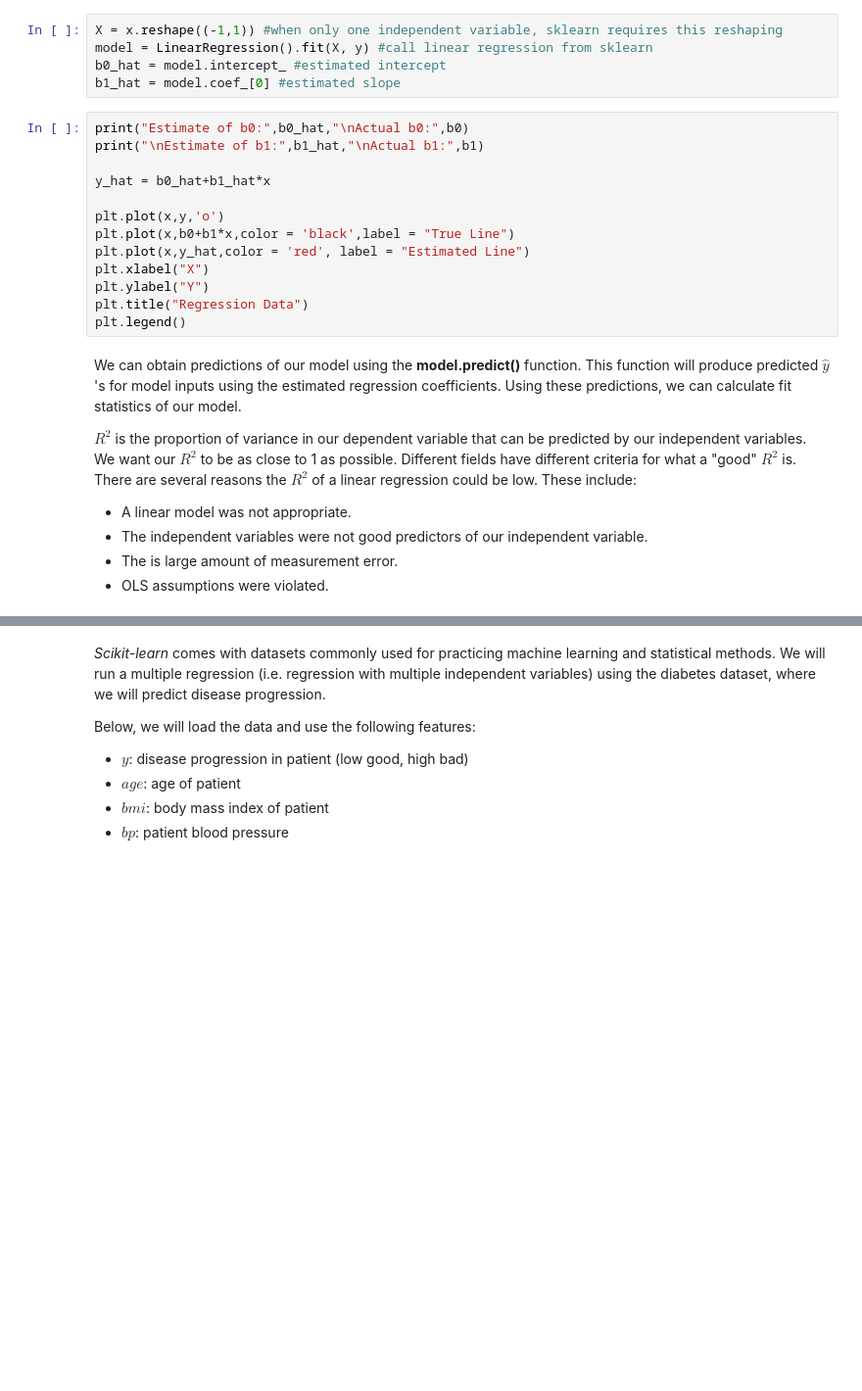
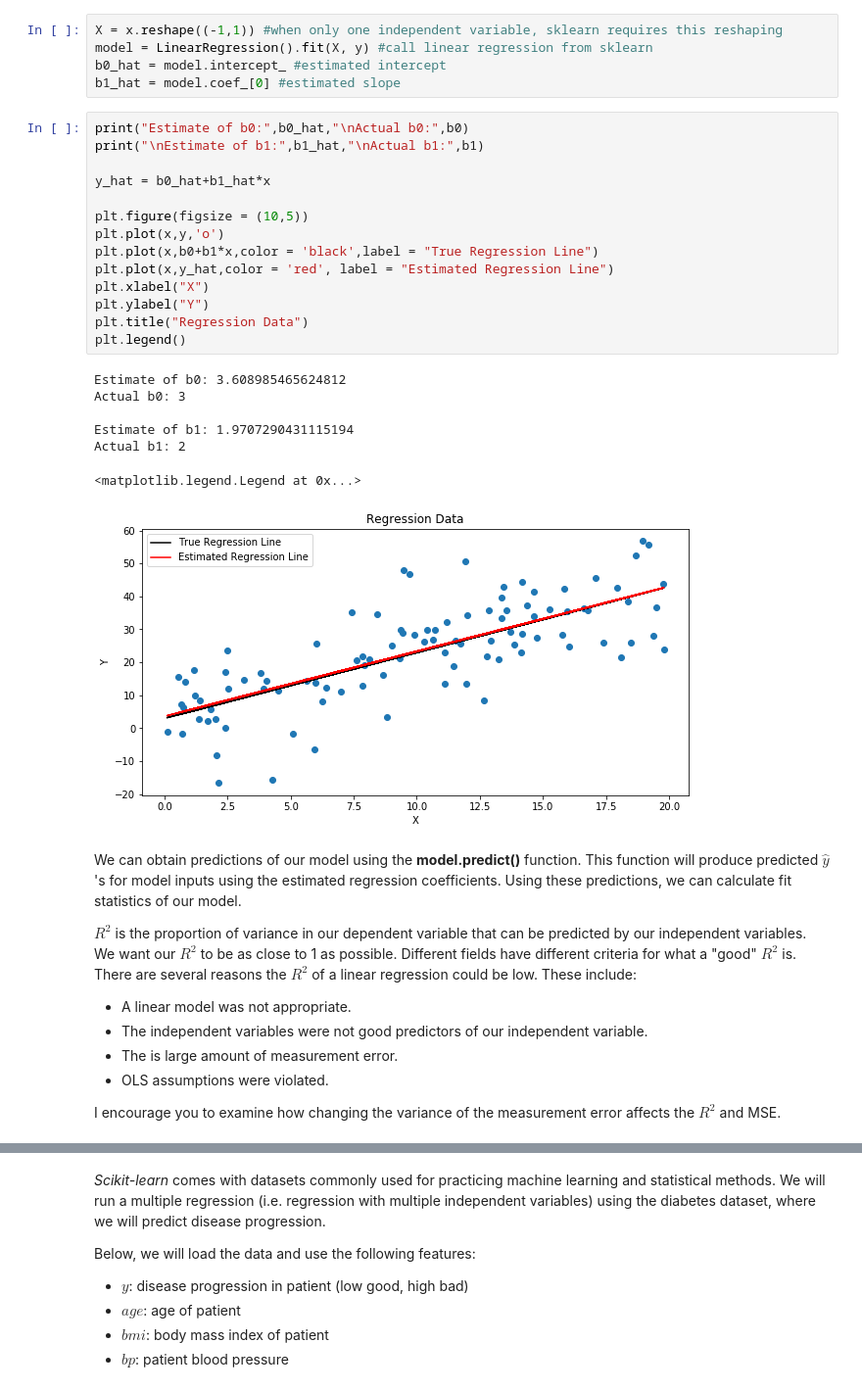
Before and after one commit to melizalab/comp-neurosci, a Jupyter notebook: 5-Machine-Learning.ipynb, the cells around one changed output, grey strips where cells are left out. Shown at 98% size. Cells and saved outputs as stored; diff of their text form; blank space fills up the shorter version.

```diff
--- a/5-Machine-Learning.ipynb
+++ b/5-Machine-Learning.ipynb
@@ -205,16 +195,25 @@ b1_hat = model.coef_[0] #estimated slope
 # %%
 print("Estimate of b0:",b0_hat,"\nActual b0:",b0)
 print("\nEstimate of b1:",b1_hat,"\nActual b1:",b1)
 
 y_hat = b0_hat+b1_hat*x
 
+plt.figure(figsize = (10,5))
 plt.plot(x,y,'o')
-plt.plot(x,b0+b1*x,color = 'black',label = "True Line")
-plt.plot(x,y_hat,color = 'red', label = "Estimated Line")
+plt.plot(x,b0+b1*x,color = 'black',label = "True Regression Line")
+plt.plot(x,y_hat,color = 'red', label = "Estimated Regression Line")
 plt.xlabel("X")
 plt.ylabel("Y")
 plt.title("Regression Data")
 plt.legend()
+# %% [output]
+Estimate of b0: 3.608985465624812
+Actual b0: 3
+
+Estimate of b1: 1.9707290431115194
+Actual b1: 2
+<matplotlib.legend.Legend at 0x...>
+[figure, added]
 # %% [markdown]
 We can obtain predictions of our model using the **model.predict()** function. This function will produce predicted $\hat{y}$'s for model inputs using the estimated regression coefficients. Using these predictions, we can calculate fit statistics of our model.
 
@@ -224,6 +223,8 @@ $R^2$ is the proportion of variance in our dependent variable that can be predic
 + The independent variables were not good predictors of our independent variable.
 + The is large amount of measurement error.
 + OLS assumptions were violated.
+
+I encourage you to examine how changing the variance of the measurement error affects the $R^2$ and MSE.
 # %%
 y_hat = model.predict(X)
 mse = mean_squared_error(y,y_hat)
```
Also changed, not shown: parts of 82 cells of this notebook.
